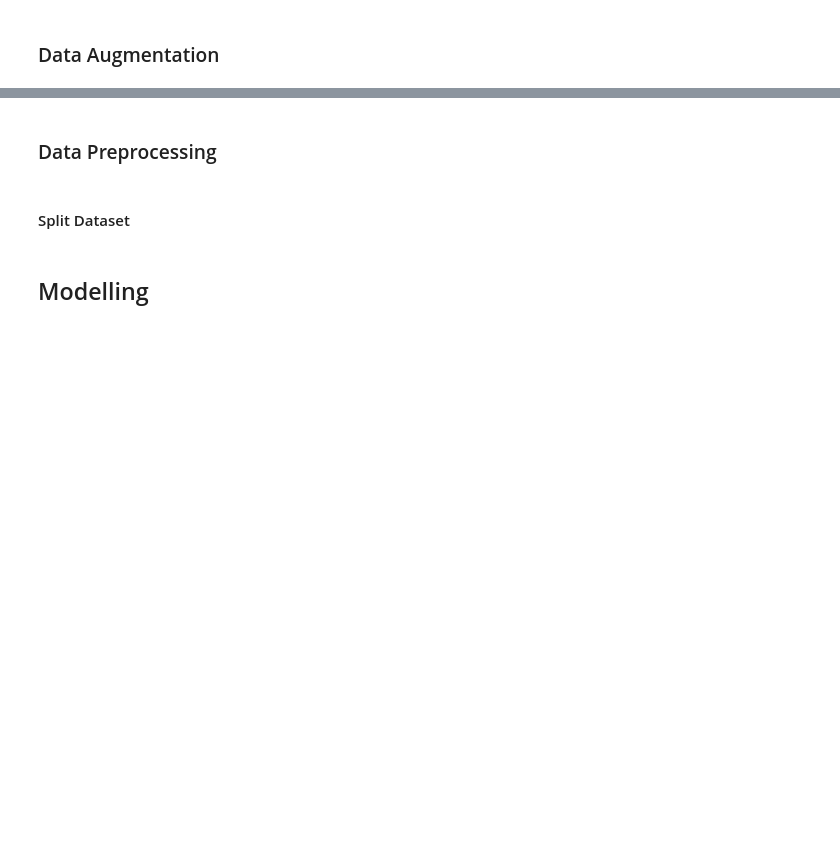
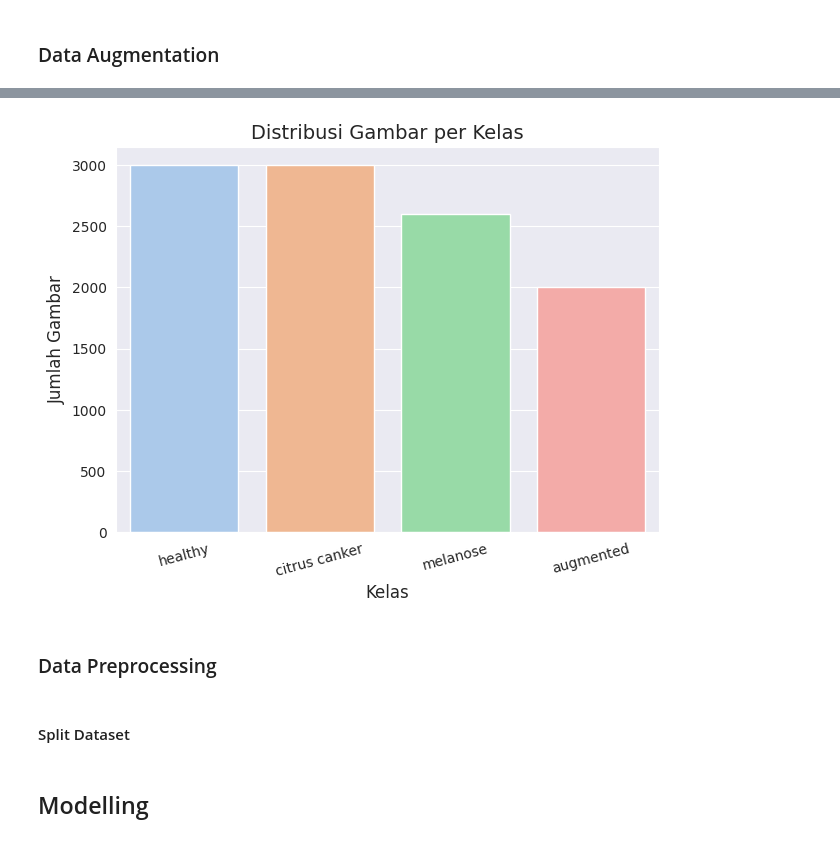
Before and after one commit to heriswaya/Classification-of-Orange-Fruit-Disease, a Jupyter notebook: submission_BPML.ipynb, the cells around one changed output, grey strips where cells are left out. Drawn from its saved outputs; the diff is of its cells as text; code cells hidden in the pictures; blank space fills up the shorter version.

```diff
--- a/submission_BPML.ipynb
+++ b/submission_BPML.ipynb
@@ -174,3 +376,37 @@ plt.show()
+# %%
+# Path ke folder dataset
+orange_path = "dataset/"
+
+# List untuk menyimpan informasi file
+file_name = []
+labels = []
+full_path = []
+
+# Baca semua gambar dari seluruh subfolder
+for path, subdirs, files in os.walk(orange_path):
+    for name in files:
+        full_path.append(os.path.join(path, name))
+        labels.append(os.path.basename(path))  # Ambil nama folder sebagai label
+        file_name.append(name)
+
+# Buat DataFrame
+orange_df = pd.DataFrame({
+    "path": full_path,
+    "file_name": file_name,
+    "labels": labels
+})
+
+# Plot distribusi gambar tiap kelas
+plt.figure(figsize=(7, 5))
+sns.set_style("darkgrid")
+sns.countplot(data=orange_df, x='labels', order=orange_df['labels'].value_counts().index, palette="pastel")
+plt.title("Distribusi Gambar per Kelas", fontsize=14)
+plt.xlabel("Kelas", fontsize=12)
+plt.ylabel("Jumlah Gambar", fontsize=12)
+plt.xticks(rotation=15)
+plt.show()
+# %% [output]
+[figure, added]
 # %% [markdown]
 ### Data Preprocessing
 # %% [markdown]
```
Also changed, not shown: parts of 6 cells of this notebook.
